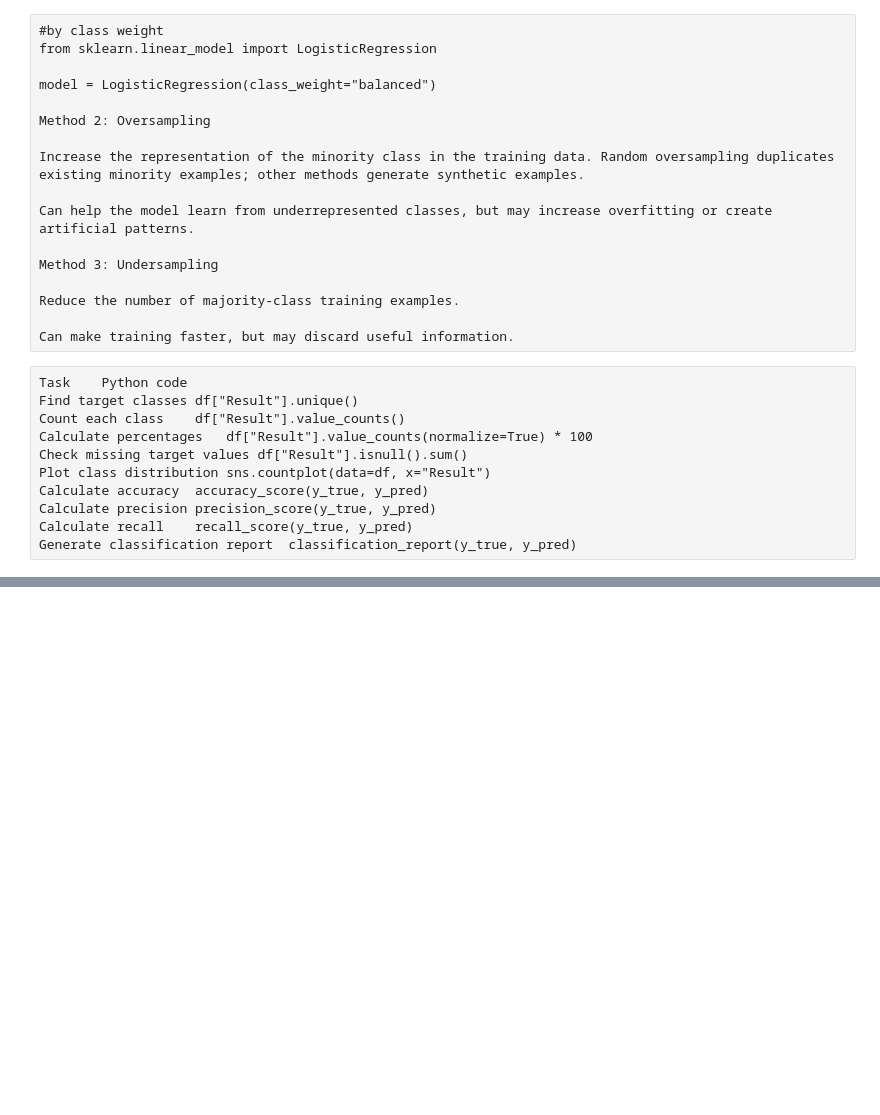
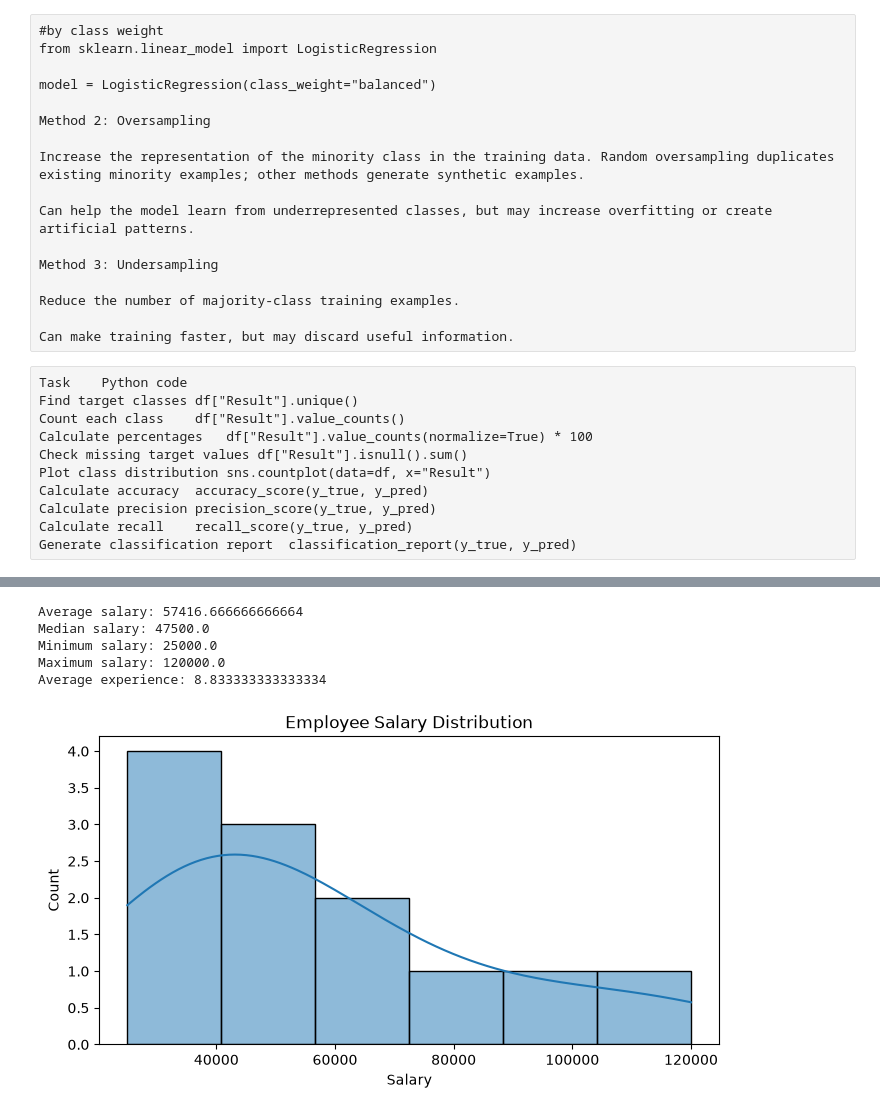
Before and after one commit to gtejas-45/Started-Python, a Jupyter notebook: Extra Done By Me/EDA/1.ipynb, the cells around one changed output, grey strips where cells are left out. Cells and saved outputs as stored; diff of their text form; code cells hidden in the pictures; blank space fills up the shorter version.

```diff
--- a/Extra Done By Me/EDA/1.ipynb
+++ b/Extra Done By Me/EDA/1.ipynb
@@ -1144,0 +1604,5 @@ Generate classification report	classification_report(y_true, y_pred)
+# %%
+df = df.dropna(subset=["Salary"]).copy()
+
+print("Shape after removing missing target:", df.shape)
+print(df.isnull().sum())
@@ -1144,0 +1633,4 @@ Generate classification report	classification_report(y_true, y_pred)
+# %%
+df = pd.concat([df, df.iloc[[0]]], ignore_index=True)
+
+print("Duplicate rows:", df.duplicated().sum())
@@ -1144,0 +1656,5 @@ Generate classification report	classification_report(y_true, y_pred)
+# %%
+df = df.drop_duplicates().reset_index(drop=True)
+
+print("Shape after duplicate removal:", df.shape)
+print("Duplicate rows remaining:", df.duplicated().sum())
@@ -1144,0 +1692,24 @@ Generate classification report	classification_report(y_true, y_pred)
+# %%
+print("Average salary:", df["Salary"].mean())
+print("Median salary:", df["Salary"].median())
+print("Minimum salary:", df["Salary"].min())
+print("Maximum salary:", df["Salary"].max())
+print("Average experience:", df["Experience"].mean())
+# %% [output]
+Average salary: 57416.666666666664
+Median salary: 47500.0
+Minimum salary: 25000.0
+Maximum salary: 120000.0
+Average experience: 8.833333333333334
+# %%
+plt.figure(figsize=(8, 4))
+
+sns.histplot(data=df, x="Salary", bins=6, kde=True)
+
+plt.title("Employee Salary Distribution")
+plt.xlabel("Salary")
+plt.ylabel("Count")
+
+plt.show()
+# %% [output]
+[figure, added]
```
Also changed, not shown: parts of 53 cells of this notebook, 3 other files.
